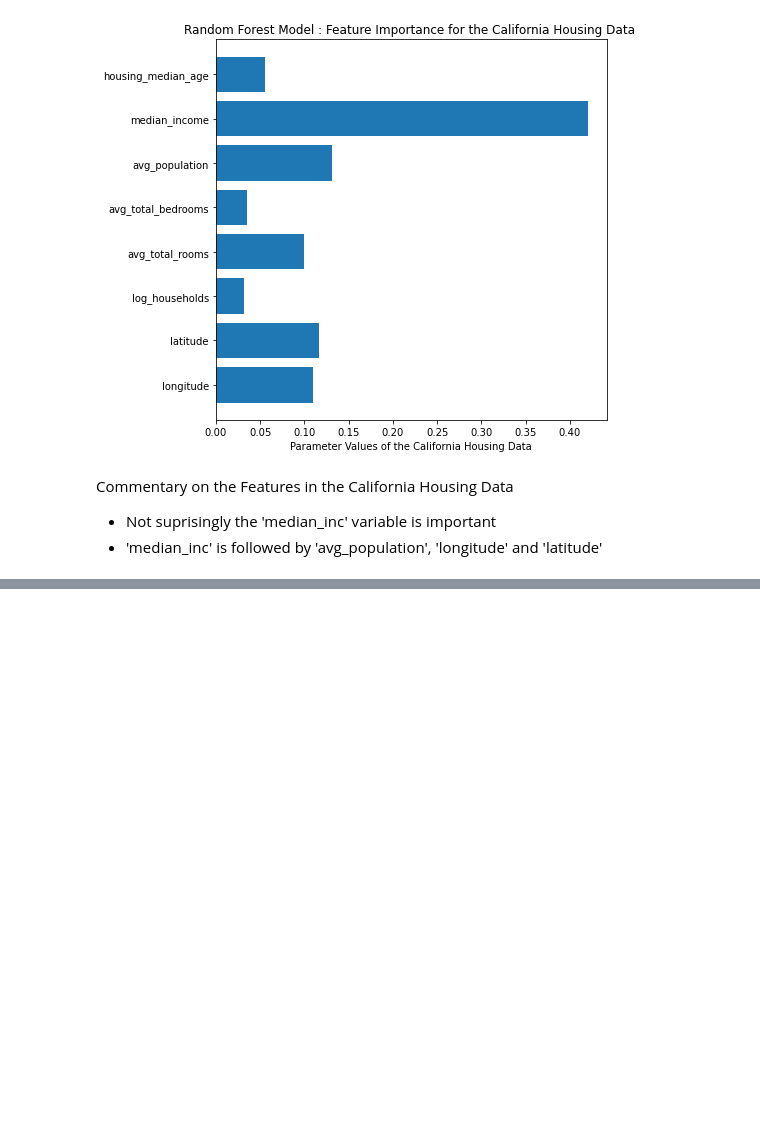
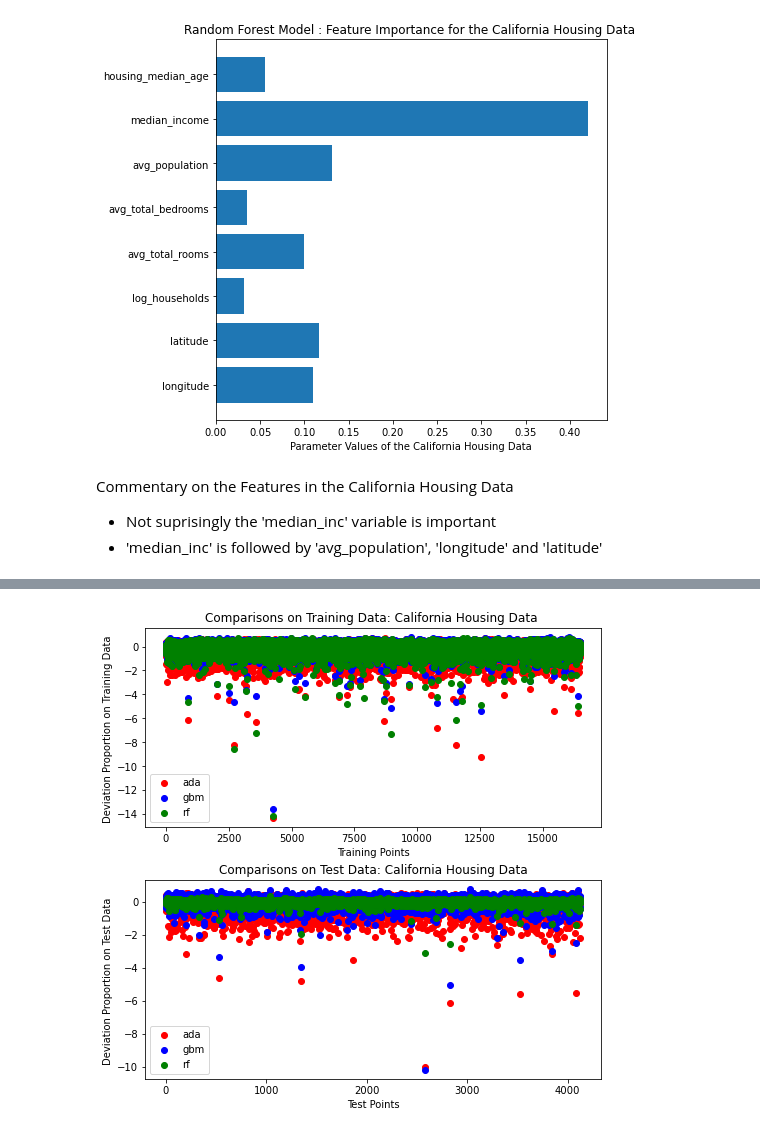
Before and after one commit to krispad/Machine_Learning, a Jupyter notebook: CaliforniaHousing_Bagging_vs_RForest.ipynb, the cells around one changed output, grey strips where cells are left out. Drawn from its saved outputs; the diff is of its cells as text; code cells hidden in the pictures; blank space fills up the shorter version.

Commit message:
CaliforniaHousing_Bagging_vs_RForest.ipynb
Used 'ensemble' methods to compare Random Forests, AdaBoost and Gradient Boosting methods.

```diff
--- a/CaliforniaHousing_Bagging_vs_RForest.ipynb
+++ b/CaliforniaHousing_Bagging_vs_RForest.ipynb
@@ -270,0 +278,43 @@ Commentary on the Features in the California Housing Data
+# %%
+######################## Differences between GBM, Random Forests and AdaBoost ##################################
+
+from sklearn.ensemble import AdaBoostRegressor , GradientBoostingRegressor , RandomForestRegressor
+from sklearn.tree import DecisionTreeRegressor
+
+ada = AdaBoostRegressor(base_estimator = DecisionTreeRegressor(max_depth = 3), n_estimators = 45, learning_rate = .1, loss = 'linear')
+gbm = GradientBoostingRegressor(loss = "absolute_error", n_estimators = 45) # learning _rate = .1, ccp_alpha = 0)
+rf = RandomForestRegressor(n_estimators = 45, criterion = 'absolute_error', ccp_alpha = 0, max_features = .5)
+
+clf = [ada, gbm, rf]
+pred_rslts_train = []
+pred_rslts_test = []
+for k in clf:
+    k_train = k.fit(X_train, y_train)
+    k_test = k.fit(X_test, y_test)
+
+    k_pred_train = [round((y - round(x, 2))/y, 2) for (x, y) in zip(list(k_train.predict(X_train)), list(y_train))]
+    k_pred_test =  [round((y - round(x, 2))/y, 2) for (x, y) in zip(list(k_test.predict(X_test)), list(y_test))]
+    pred_rslts_test.append(k_pred_test)
+    pred_rslts_train.append(k_pred_train)
+
+#pred_rslts.append(list(y_test))
+col = ['red', 'blue', 'green']
+tech = ['ada', 'gbm', 'rf']
+import matplotlib.pyplot as plt
+
+fig, ax = plt.subplots(figsize = (7,7), constrained_layout = True, nrows = 2, ncols = 1)
+for i in range(0, 3):
+    ax[0].scatter(range(0, len(y_train)), pred_rslts_train[i], color = col[i], label = tech[i])
+
+    ax[1].scatter(range(0, len(y_test)), pred_rslts_test[i], color = col[i], label = tech[i])
+ax[0].set_title("Comparisons on Training Data: California Housing Data ")
+ax[1].set_title("Comparisons on Test Data: California Housing Data")
+ax[0].legend()
+ax[1].legend()
+ax[0].set_xlabel("Training Points")
+ax[1].set_xlabel("Test Points")
+ax[0].set_ylabel("Deviation Proportion on Training Data ")
+ax[1].set_ylabel("Deviation Proportion on Test Data ")
+plt.show()
+# %% [output]
+[figure, added]
```
Also changed, not shown: parts of 2 cells of this notebook.
